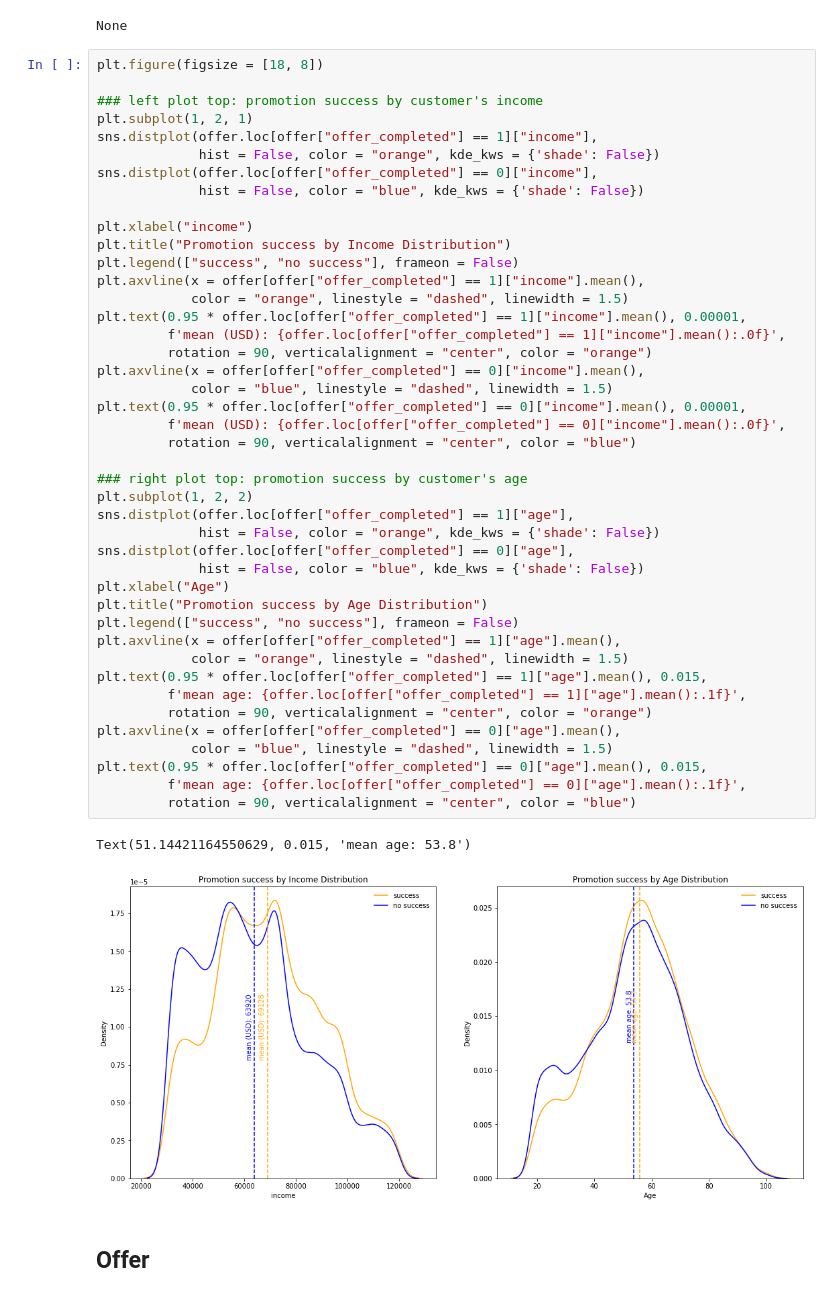
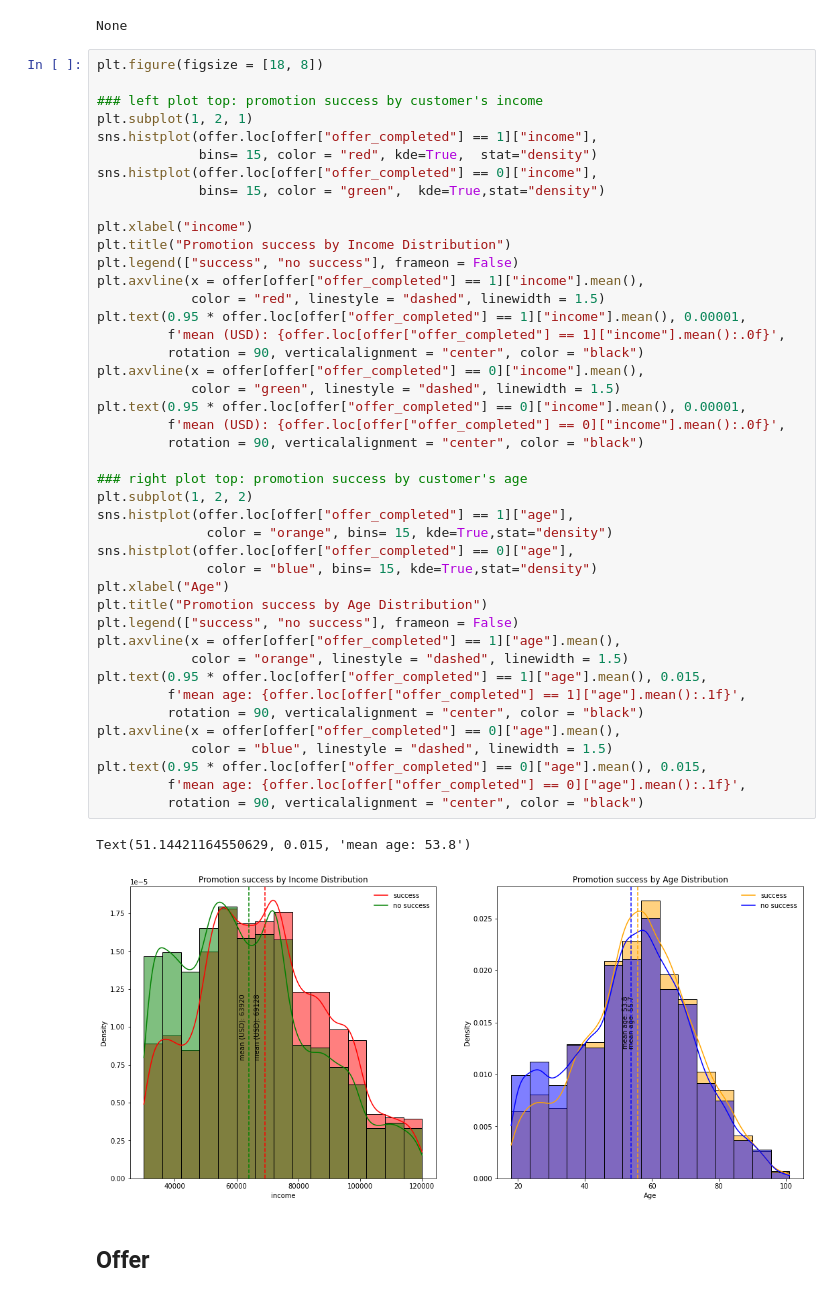
Before and after one commit to watertreader/Udacity_Data_Scientist_Nanodegree, a Jupyter notebook: Project_4/Starbucks_Capstone_notebook.ipynb, the cells around one changed output. Saved outputs shown, nothing was run; the diff lists cells and outputs as text.

```diff
--- a/Project_4/Starbucks_Capstone_notebook.ipynb
+++ b/Project_4/Starbucks_Capstone_notebook.ipynb
@@ -1107,48 +1080,48 @@ None
 plt.figure(figsize = [18, 8])
 
 ### left plot top: promotion success by customer's income
 plt.subplot(1, 2, 1)
-sns.distplot(offer.loc[offer["offer_completed"] == 1]["income"],
-             hist = False, color = "orange", kde_kws = {'shade': False})
-sns.distplot(offer.loc[offer["offer_completed"] == 0]["income"],
-             hist = False, color = "blue", kde_kws = {'shade': False})
+sns.histplot(offer.loc[offer["offer_completed"] == 1]["income"],
+             bins= 15, color = "red", kde=True,  stat="density")
+sns.histplot(offer.loc[offer["offer_completed"] == 0]["income"],
+             bins= 15, color = "green",  kde=True,stat="density")
 
 plt.xlabel("income")
 plt.title("Promotion success by Income Distribution")
 plt.legend(["success", "no success"], frameon = False)
 plt.axvline(x = offer[offer["offer_completed"] == 1]["income"].mean(),
-            color = "orange", linestyle = "dashed", linewidth = 1.5)
+            color = "red", linestyle = "dashed", linewidth = 1.5)
 plt.text(0.95 * offer.loc[offer["offer_completed"] == 1]["income"].mean(), 0.00001,
          f'mean (USD): {offer.loc[offer["offer_completed"] == 1]["income"].mean():.0f}',
-         rotation = 90, verticalalignment = "center", color = "orange")
+         rotation = 90, verticalalignment = "center", color = "black")
 plt.axvline(x = offer[offer["offer_completed"] == 0]["income"].mean(),
-            color = "blue", linestyle = "dashed", linewidth = 1.5)
+            color = "green", linestyle = "dashed", linewidth = 1.5)
 plt.text(0.95 * offer.loc[offer["offer_completed"] == 0]["income"].mean(), 0.00001,
          f'mean (USD): {offer.loc[offer["offer_completed"] == 0]["income"].mean():.0f}',
-         rotation = 90, verticalalignment = "center", color = "blue")
+         rotation = 90, verticalalignment = "center", color = "black")
 
 ### right plot top: promotion success by customer's age
 plt.subplot(1, 2, 2)
-sns.distplot(offer.loc[offer["offer_completed"] == 1]["age"],
-             hist = False, color = "orange", kde_kws = {'shade': False})
-sns.distplot(offer.loc[offer["offer_completed"] == 0]["age"],
-             hist = False, color = "blue", kde_kws = {'shade': False})
+sns.histplot(offer.loc[offer["offer_completed"] == 1]["age"],
+              color = "orange", bins= 15, kde=True,stat="density")
+sns.histplot(offer.loc[offer["offer_completed"] == 0]["age"],
+              color = "blue", bins= 15, kde=True,stat="density")
 plt.xlabel("Age")
 plt.title("Promotion success by Age Distribution")
 plt.legend(["success", "no success"], frameon = False)
 plt.axvline(x = offer[offer["offer_completed"] == 1]["age"].mean(),
             color = "orange", linestyle = "dashed", linewidth = 1.5)
 plt.text(0.95 * offer.loc[offer["offer_completed"] == 1]["age"].mean(), 0.015,
          f'mean age: {offer.loc[offer["offer_completed"] == 1]["age"].mean():.1f}',
-         rotation = 90, verticalalignment = "center", color = "orange")
+         rotation = 90, verticalalignment = "center", color = "black")
 plt.axvline(x = offer[offer["offer_completed"] == 0]["age"].mean(),
             color = "blue", linestyle = "dashed", linewidth = 1.5)
 plt.text(0.95 * offer.loc[offer["offer_completed"] == 0]["age"].mean(), 0.015,
          f'mean age: {offer.loc[offer["offer_completed"] == 0]["age"].mean():.1f}',
-         rotation = 90, verticalalignment = "center", color = "blue")
+         rotation = 90, verticalalignment = "center", color = "black")
 # %% [output]
 Text(51.14421164550629, 0.015, 'mean age: 53.8')
-[figure, old version]
+[figure, new version]
 # %% [markdown]
 ## Offer
 # %% [markdown]
```
Also changed, not shown: parts of 26 cells of this notebook.
